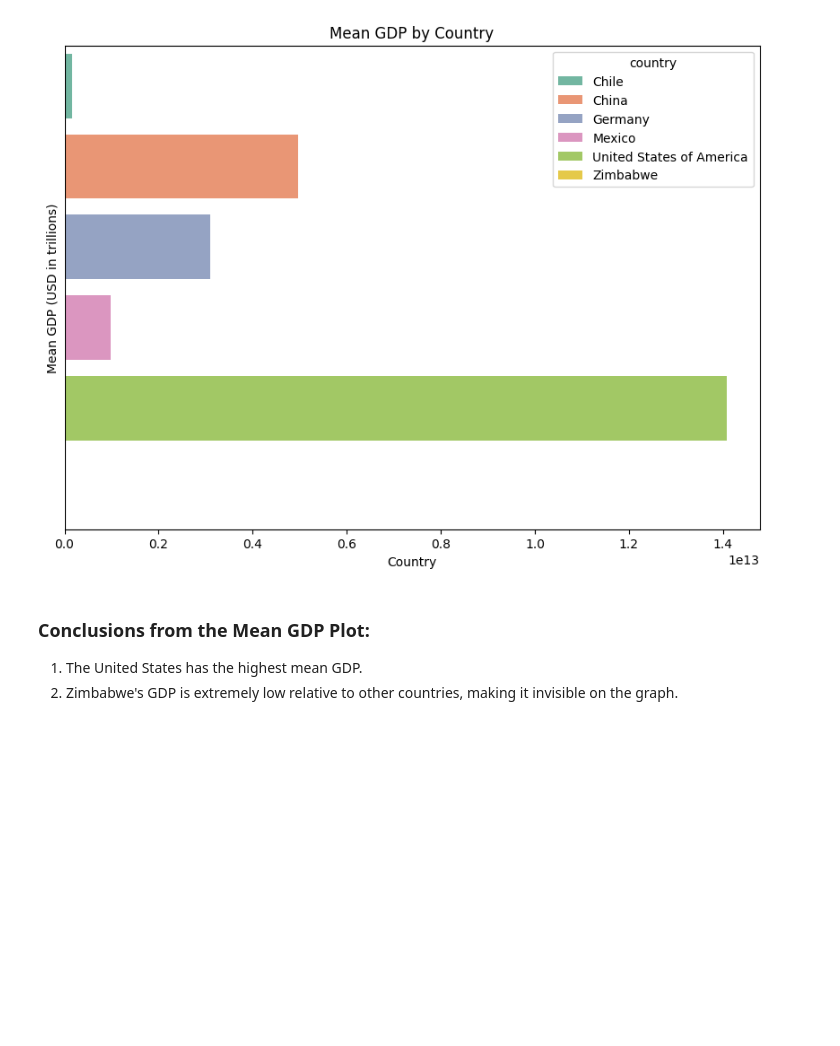
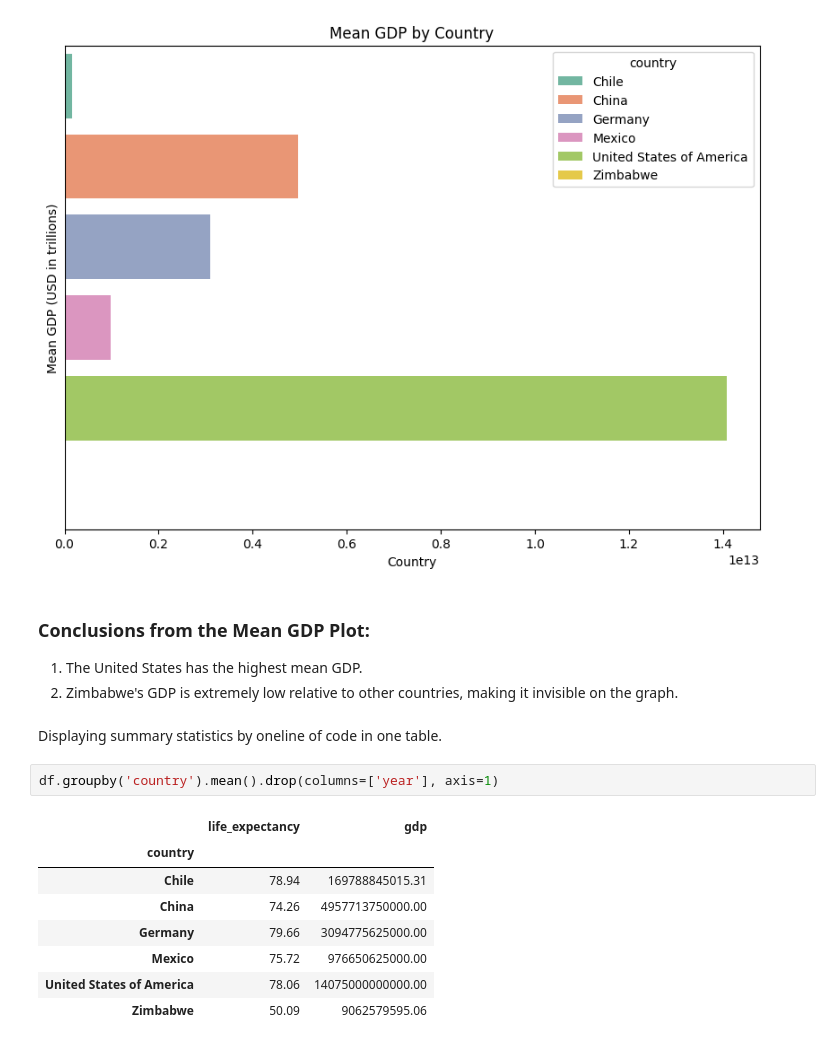
Before and after one commit to 7086600/life_expectancy_gdp_project, a Jupyter notebook: life_expectancy_gdp.ipynb, the cells around one changed output. Cells and saved outputs as stored; diff of their text form; blank space fills up the shorter version.

```diff
--- a/life_expectancy_gdp.ipynb
+++ b/life_expectancy_gdp.ipynb
@@ -251,3 +251,16 @@ plt.show()
 
 1. The United States has the highest mean GDP.
 2. Zimbabwe's GDP is extremely low relative to other countries, making it invisible on the graph.
+# %% [markdown]
+Displaying summary statistics by oneline of code in one table.
+# %%
+df.groupby('country').mean().drop(columns=['year'], axis=1)
+# %% [output]
+|  | life_expectancy | gdp |
+| country |  |  |
+| Chile | 78.94 | 169788845015.31 |
+| China | 74.26 | 4957713750000.00 |
+| Germany | 79.66 | 3094775625000.00 |
+| Mexico | 75.72 | 976650625000.00 |
+| United States of America | 78.06 | 14075000000000.00 |
+| Zimbabwe | 50.09 | 9062579595.06 |
```
Also changed, not shown: parts of 8 cells of this notebook, 1 other file.
